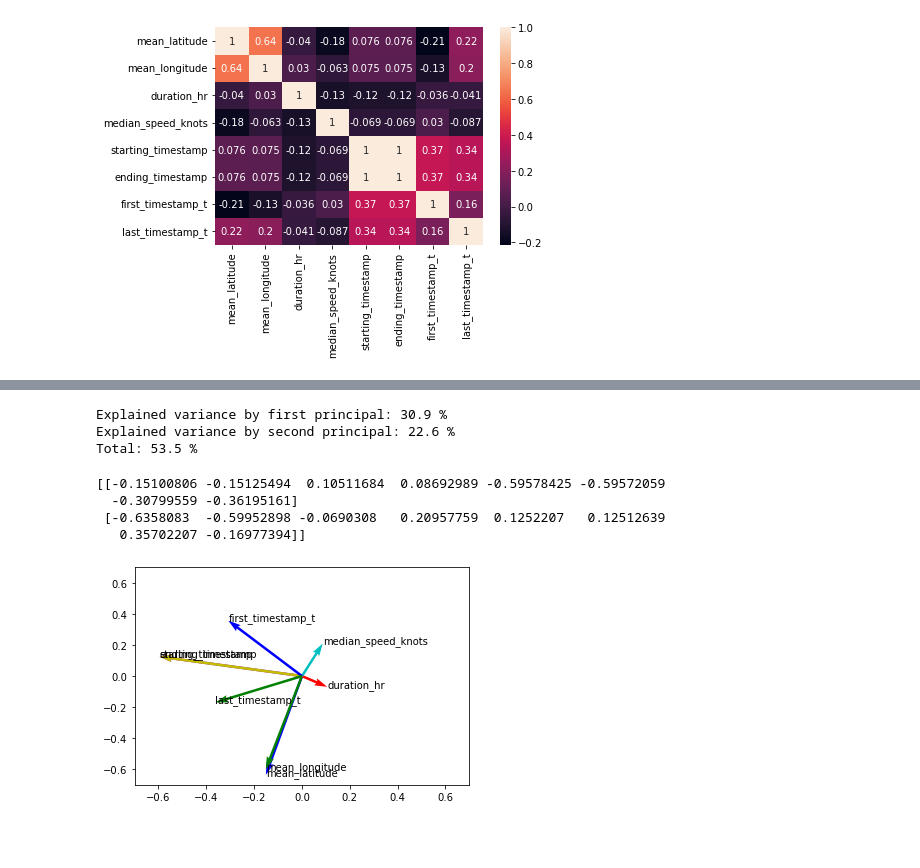
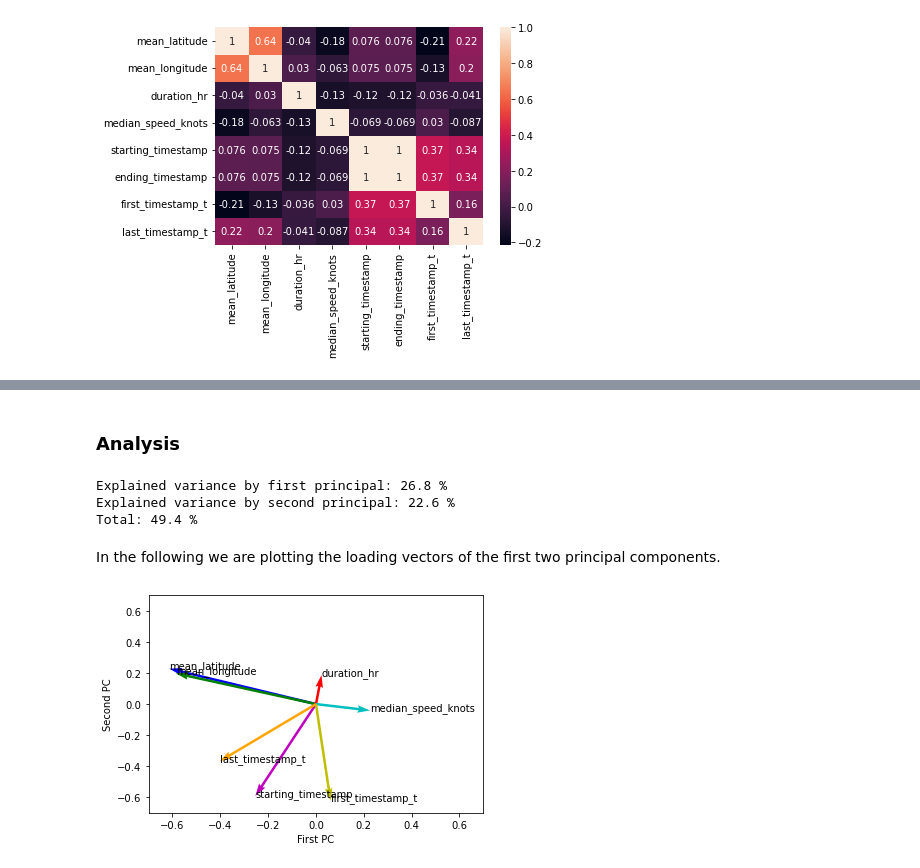
Before and after one commit to neuhart/Doing_DataScience_SS22, a Jupyter notebook: Clustering_p.ipynb, the cells around one changed output, grey strips where cells are left out. Saved outputs shown, nothing was run; the diff lists cells and outputs as text; code cells hidden in the pictures; blank space fills up the shorter version.

```diff
--- a/Clustering_p.ipynb
+++ b/Clustering_p.ipynb
@@ -46,5 +45,5 @@ Some preprocessing is necessary:
 # %%
-KMeans_input_columns = ['mean_latitude', 'mean_longitude', 'duration_hr', 'median_speed_knots','starting_timestamp', 'ending_timestamp', 'first_timestamp_t', 'last_timestamp_t']
+KMeans_input_columns.remove('ending_timestamp')  # exclude due to high correlations
 
 scaler = StandardScaler()  # z-score standardization
 standardized_df = pd.DataFrame(scaler.fit_transform(df[KMeans_input_columns]))  # standardize columns to have mean=0 and std=1 (+/- numerical errors)
@@ -55,7 +55,7 @@ Now we are ready to apply the k_Means alg on the data
 kmeans = KMeans(n_clusters=4, init='k-means++', random_state=False).fit_predict(standardized_df)
 # %%
 standardized_df['Cluster'] = pd.DataFrame(kmeans)  # add cluster column
-
+df['Cluster'] = pd.DataFrame(kmeans)
 standardized_df.info()
 # %% [output]
 <class 'pandas.core.frame.DataFrame'>
@@ -76,0 +82,4 @@ memory usage: 3.3 MB
+# %%
+flags_counts = pd.DataFrame(sorted(zip(df['flag_t'].unique(),df['flag_t'].value_counts()), key=lambda x: x[1],reverse=True)[:5])
+flags_counts.columns=['Flags','Counts']
+sns.catplot(data=flags_counts,x='Flags',y='Counts',kind="bar")
@@ -76,0 +91,7 @@ memory usage: 3.3 MB
+# %%
+flags_cluster_list = [df[df['Cluster']==i]['flag_t'] for i in range(4)]
+
+for i in flags_cluster_list:
+    flags_counts = pd.DataFrame(sorted(zip(i.unique(),i.value_counts()), key=lambda x: x[1],reverse=True)[:5])
+    flags_counts.columns=['Flags','Counts']
+    sns.catplot(data=flags_counts,x='Flags',y='Counts',kind="bar")
@@ -93,27 +111,26 @@ plt.quiver(*origin, pca.components_[0], pca.components_[1],angles='xy', scale=0.
+# %% [markdown]
+### Analysis
 # %%
 print('Explained variance by first principal: {:.1f} % \nExplained variance by second principal: {:.1f} % \nTotal: {:.1f} %'
       .format(pca.explained_variance_ratio_[0]*100, pca.explained_variance_ratio_[1]*100,
               pca.explained_variance_ratio_[0]*100 + pca.explained_variance_ratio_[1]*100 ))
 # %% [output]
-Explained variance by first principal: 30.9 %
+Explained variance by first principal: 26.8 %
 Explained variance by second principal: 22.6 %
-Total: 53.5 %
+Total: 49.4 %
-# %%
-print(pca.components_)
-# %% [output]
-[[-0.15100806 -0.15125494  0.10511684  0.08692989 -0.59578425 -0.59572059
-  -0.30799559 -0.36195161]
- [-0.6358083  -0.59952898 -0.0690308   0.20957759  0.1252207   0.12512639
-   0.35702207 -0.16977394]]
+# %% [markdown]
+In the following we are plotting the loading vectors of the first two principal components.
 # %%
-origin = np.zeros_like(pca.components_)
+origin = np.zeros_like(pca.components_)  # point from where origin are drawn
+plt.quiver(*origin, pca.components_[0], pca.components_[1],angles='xy', scale=1,scale_units='xy', color=('b','g','r','c','m','y','orange'))  # plot loading vectors
+
 plt.xlim([-0.7,0.7])
 plt.ylim([-0.7,0.7])
+plt.xlabel('First PC')
+plt.ylabel('Second PC')
 
-# plt.scatter(x=pca.components_[0],y=pca.components_[1])
-plt.quiver(*origin, pca.components_[0], pca.components_[1],angles='xy', scale=1,scale_units='xy', color=('b','g','r','c','m','y'))
-#plt.legend(title='Feature', loc='upper right')
-for i, txt in enumerate(KMeans_input_columns):
-    plt.annotate(txt, (pca.components_[0][i],pca.components_[1][i]))
+# annotates entries of loading vectors (which are the input features)
+for i, feature in enumerate(KMeans_input_columns):
+    plt.annotate(feature, (pca.components_[0][i],pca.components_[1][i]))
 # %% [output]
-[figure, old version]
+[figure, new version]
```
Also changed, not shown: parts of 16 cells of this notebook.
